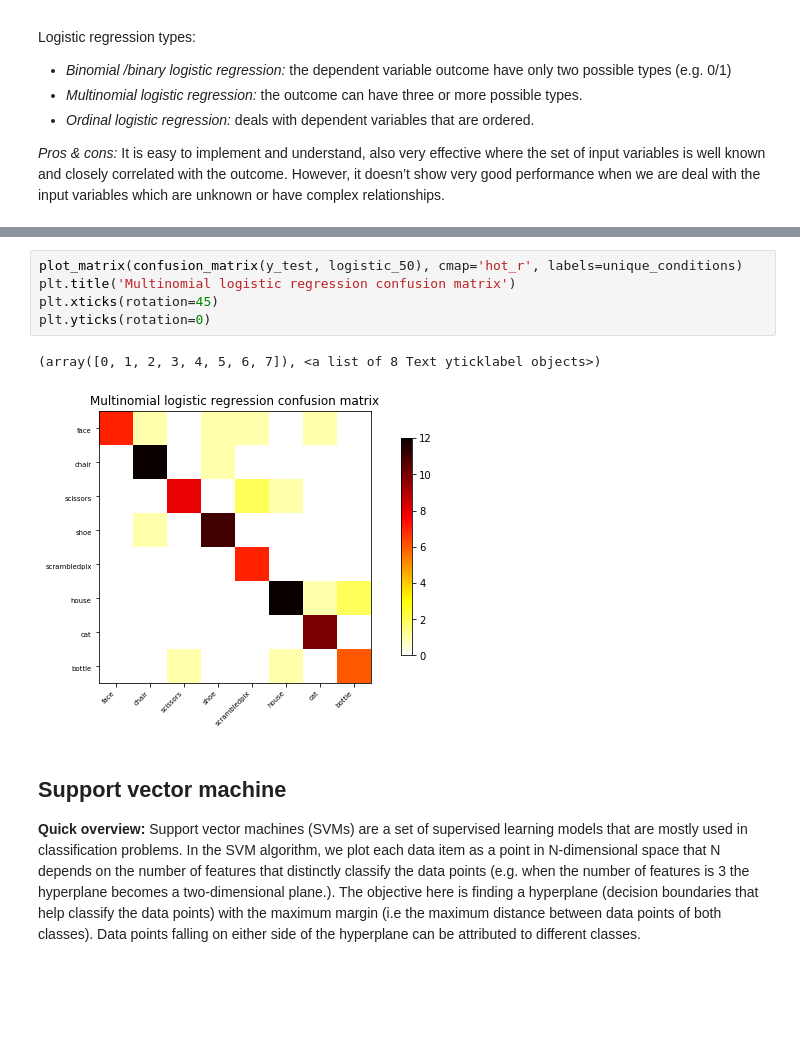
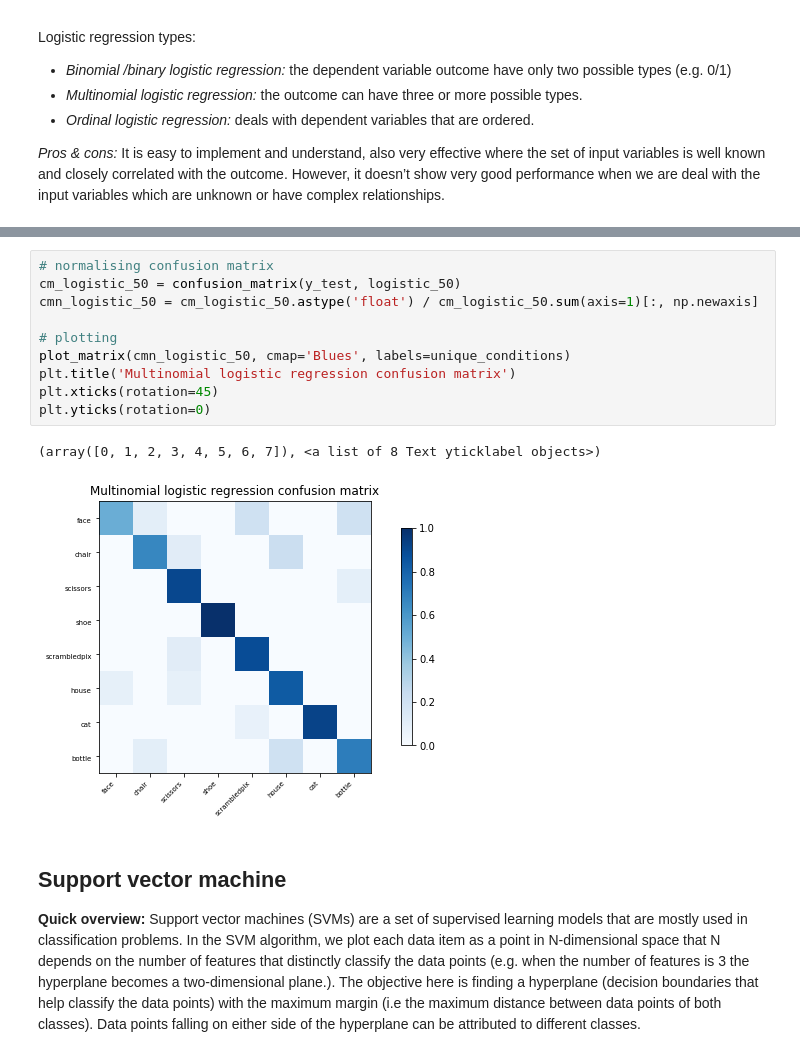
Before and after one commit to brainhack-school2020/BHS_project_SRastegarnia, a Jupyter notebook: Classifiers.ipynb, the cells around one changed output, grey strips where cells are left out. Saved outputs shown, nothing was run; the diff lists cells and outputs as text; blank space fills up the shorter version.

```diff
--- a/Classifiers.ipynb
+++ b/Classifiers.ipynb
@@ -421,11 +434,16 @@ print(prediction_accuracy_logistic_50)
 # %%
-plot_matrix(confusion_matrix(y_test, logistic_50), cmap='hot_r', labels=unique_conditions)
+# normalising confusion matrix
+cm_logistic_50 = confusion_matrix(y_test, logistic_50)
+cmn_logistic_50 = cm_logistic_50.astype('float') / cm_logistic_50.sum(axis=1)[:, np.newaxis]
+
+# plotting
+plot_matrix(cmn_logistic_50, cmap='Blues', labels=unique_conditions)
 plt.title('Multinomial logistic regression confusion matrix')
 plt.xticks(rotation=45)
 plt.yticks(rotation=0)
 # %% [output]
 (array([0, 1, 2, 3, 4, 5, 6, 7]), <a list of 8 Text yticklabel objects>)
-[figure, old version]
+[figure, new version]
 # %% [markdown]
 ## Support vector machine
 **Quick overview:**  Support vector machines (SVMs) are a set of supervised learning models that are mostly used in classification problems. In the SVM algorithm, we plot each data item as a point in N-dimensional space that N depends on the number of features that distinctly classify the data points (e.g. when the number of features is 3 the hyperplane becomes a two-dimensional plane.). The objective here is finding a hyperplane (decision boundaries that help classify the data points)  with the maximum margin (i.e the maximum distance between data points of both classes). Data points falling on either side of the hyperplane can be attributed to different classes.
```
Also changed, not shown: parts of 27 cells of this notebook, 5 other files.
